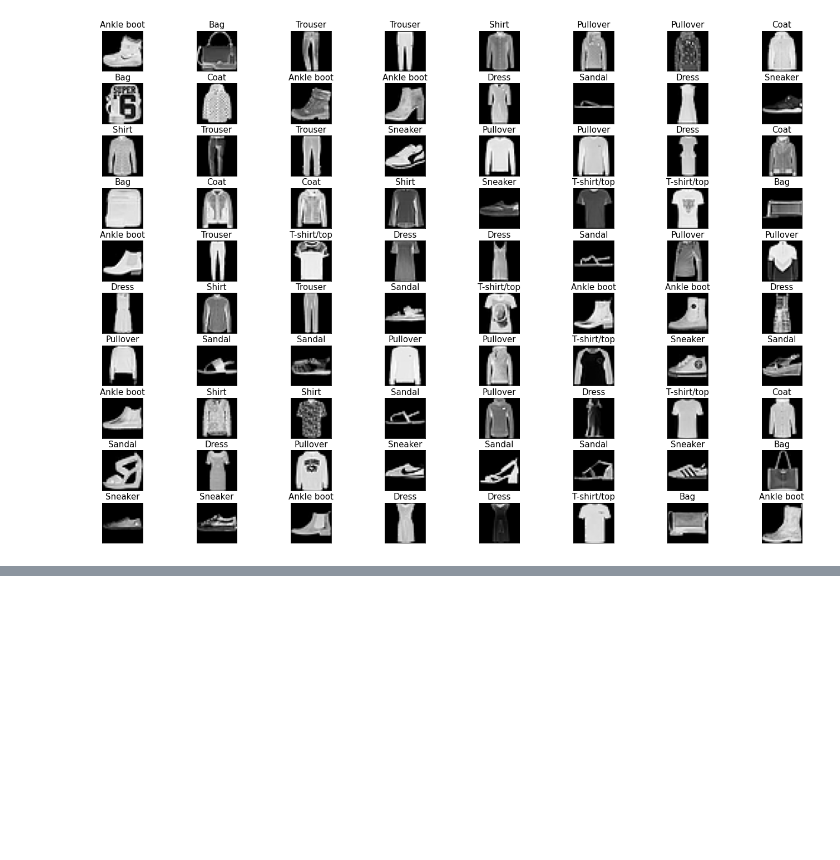
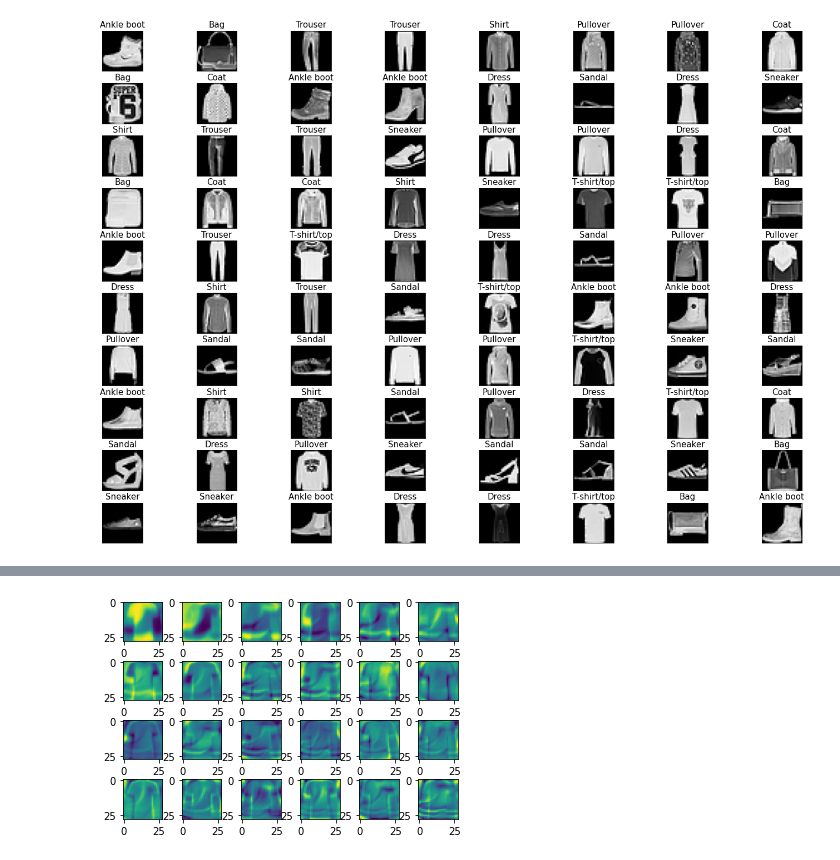
Before and after one commit to ZChen143/ML, a Jupyter notebook: ml.ipynb, the cells around one changed output, grey strips where cells are left out. Saved outputs shown, nothing was run; the diff lists cells and outputs as text; code cells hidden in the pictures; blank space fills up the shorter version.

```diff
--- a/ml.ipynb
+++ b/ml.ipynb
@@ -471,0 +479,23 @@ fig.tight_layout()
+# %%
+dataset = []
+for data in trainset:
+    if(data[1] == 0 or data[1] == 9):
+        dataset.append(data)
+# %%
+X = np.array(dataset[:][0][0].numpy()).reshape(1, 28*28)
+for i in range(1, len(dataset[:])):
+    X = np.append(X,np.array(dataset[:][i][0].numpy()).reshape(1, 28*28),axis = 0)
+X = StandardScaler().fit_transform(X)
+
+pca = PCA(n_components=0.95) # save 24 eigenvectors
+pca.fit(X)
+cov_matrix = np.dot(X.T, X) / len(X) # 可删
+
+plt.subplots_adjust(left=None, bottom=None, right=None, top=None,
+                wspace=0.5, hspace=0.5)
+for i,eigenvector in enumerate(pca.components_[:24]):
+    i = i + 1
+    plt.subplot(4,6,i)
+    plt.imshow(eigenvector.reshape(28,28))
+# %% [output]
+[figure, added]
```
Also changed, not shown: parts of 23 cells of this notebook.
